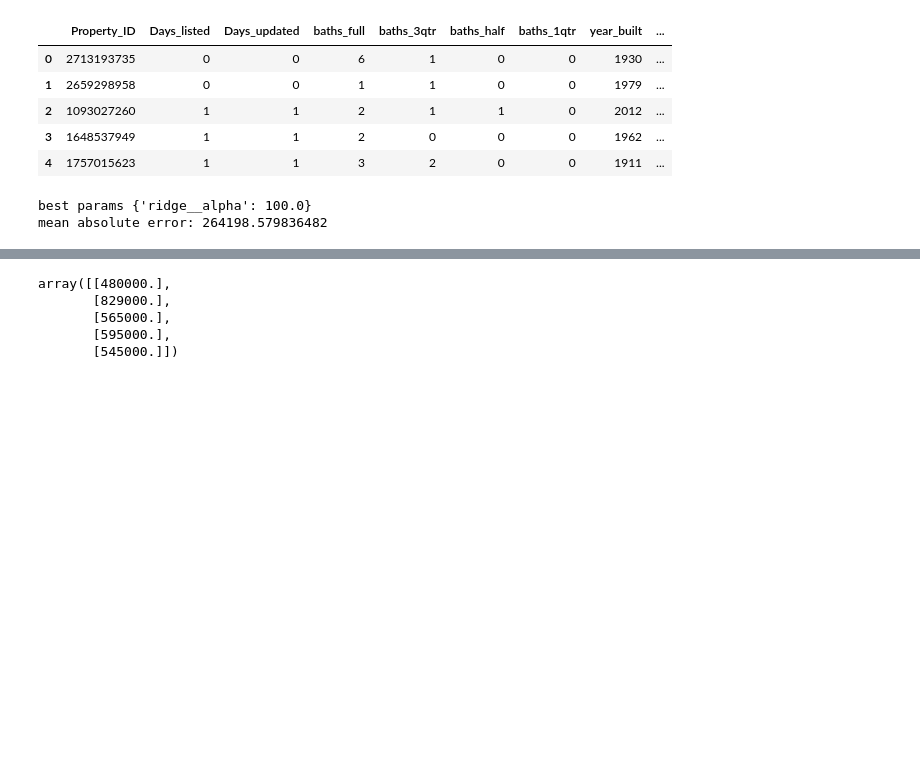
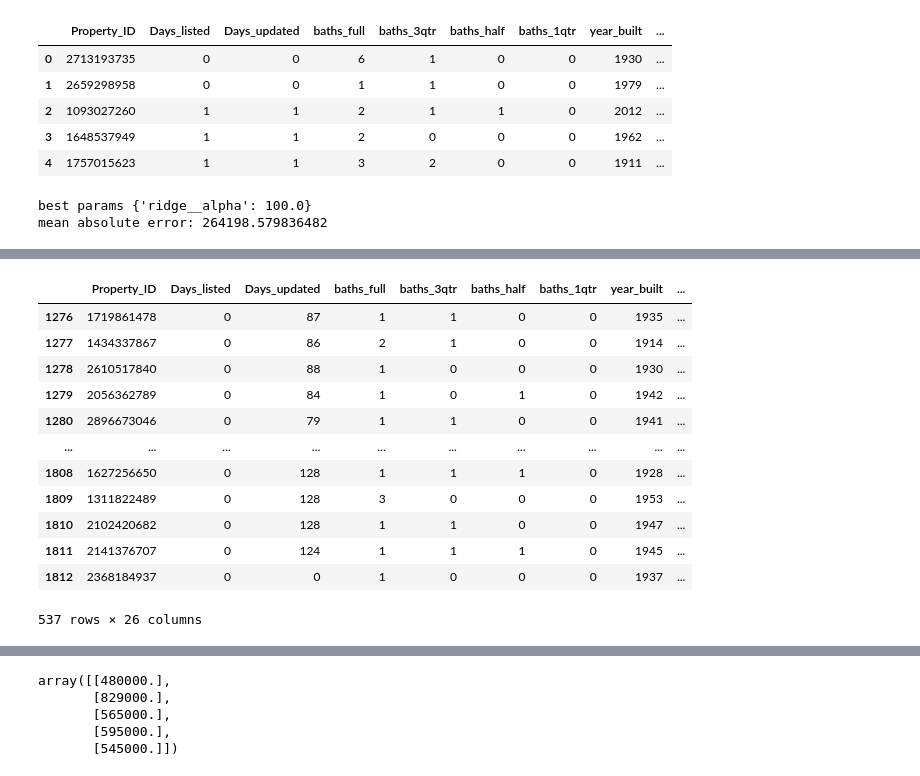
Before and after one commit to AndrewCoogan/BHU, a Jupyter notebook: Housing API Playground.ipynb, the cells around one changed output, grey strips where cells are left out. Cells and saved outputs as stored; diff of their text form; code cells hidden in the pictures; blank space fills up the shorter version.

```diff
--- a/Housing API Playground.ipynb
+++ b/Housing API Playground.ipynb
@@ -354,0 +423,9 @@ array([[553967.75],
+# %%
+fa2 = features_analysis.copy()
+
+aggregate = np.zeros_like(fa2.shape[0])
+for k, v in outlier_flags.items():
+    fa2[f'{k}_outlier'] = v
+    aggregate = np.add(aggregate, v)
+fa2['agg_outlier'] = aggregate
+fa2.head()
@@ -354,0 +450,17 @@ array([[553967.75],
+# %%
+fa2[fa2.agg_outlier == -6]
+# Are these all the for sale listings? that would be about the proportion...
+# %% [output]
+|  | Property_ID | Days_listed | Days_updated | baths_full | baths_3qtr | baths_half | baths_1qtr | year_built | ... |
+| 1276 | 1719861478 | 0 | 87 | 1 | 1 | 0 | 0 | 1935 | ... |
+| 1277 | 1434337867 | 0 | 86 | 2 | 1 | 0 | 0 | 1914 | ... |
+| 1278 | 2610517840 | 0 | 88 | 1 | 0 | 0 | 0 | 1930 | ... |
+| 1279 | 2056362789 | 0 | 84 | 1 | 0 | 1 | 0 | 1942 | ... |
+| 1280 | 2896673046 | 0 | 79 | 1 | 1 | 0 | 0 | 1941 | ... |
+| ... | ... | ... | ... | ... | ... | ... | ... | ... | ... |
+| 1808 | 1627256650 | 0 | 128 | 1 | 1 | 1 | 0 | 1928 | ... |
+| 1809 | 1311822489 | 0 | 128 | 3 | 0 | 0 | 0 | 1953 | ... |
+| 1810 | 2102420682 | 0 | 128 | 1 | 1 | 0 | 0 | 1947 | ... |
+| 1811 | 2141376707 | 0 | 124 | 1 | 1 | 1 | 0 | 1945 | ... |
+| 1812 | 2368184937 | 0 | 0 | 1 | 0 | 0 | 0 | 1937 | ... |
+537 rows × 26 columns
```
Also changed, not shown: parts of 13 cells of this notebook, 1 other file.
